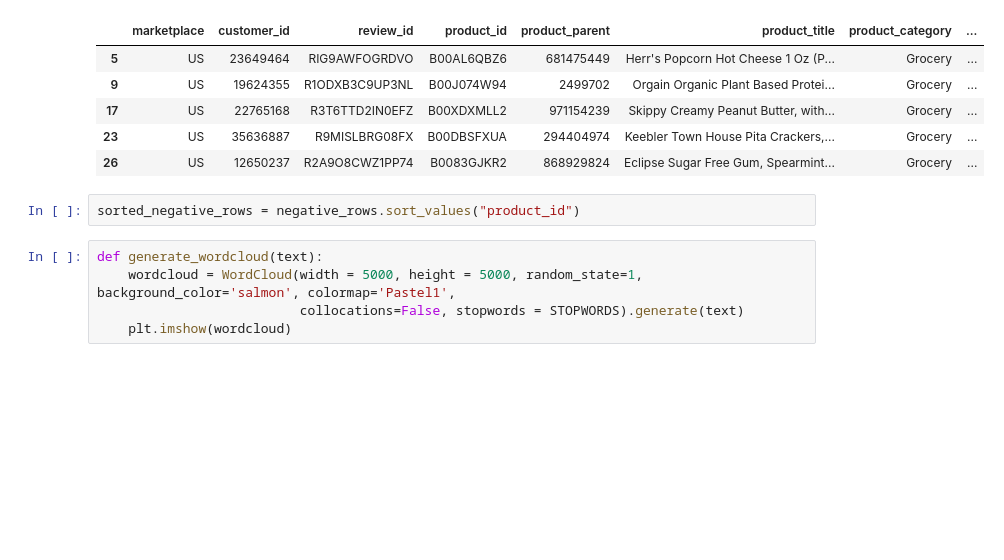
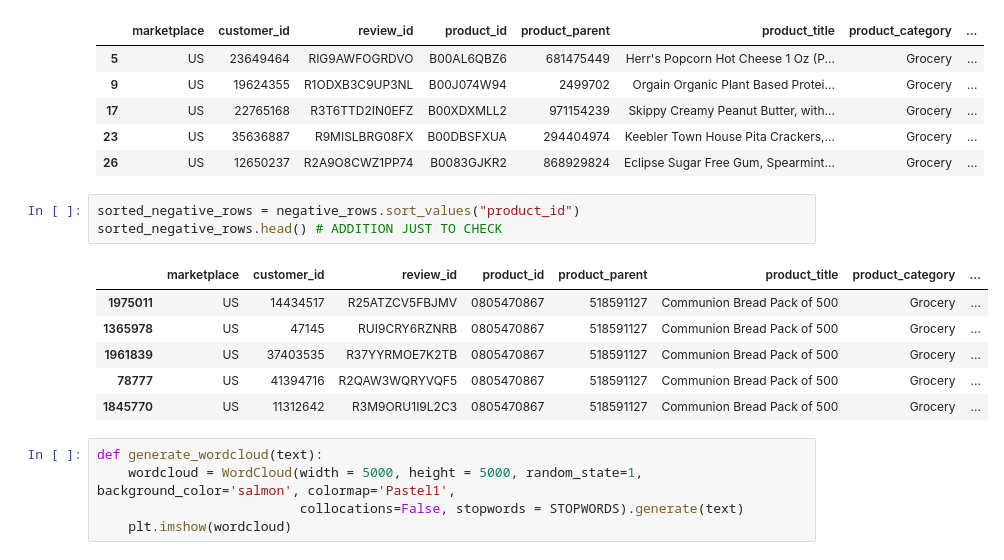
Before and after one commit to Yepadee/ads-cwk, a Jupyter notebook: Preliminary.ipynb, the cells around one changed output. Cells and saved outputs as stored; diff of their text form; blank space fills up the shorter version.

```diff
--- a/Preliminary.ipynb
+++ b/Preliminary.ipynb
@@ -78,6 +81,14 @@ negative_rows.head()
 | 26 | US | 12650237 | R2A9O8CWZ1PP74 | B0083GJKR2 | 868929824 | Eclipse Sugar Free Gum, Spearmint... | Grocery | ... |
 # %%
 sorted_negative_rows = negative_rows.sort_values("product_id")
+sorted_negative_rows.head() # ADDITION JUST TO CHECK
+# %% [output]
+|  | marketplace | customer_id | review_id | product_id | product_parent | product_title | product_category | ... |
+| 1975011 | US | 14434517 | R25ATZCV5FBJMV | 0805470867 | 518591127 | Communion Bread Pack of 500 | Grocery | ... |
+| 1365978 | US | 47145 | RUI9CRY6RZNRB | 0805470867 | 518591127 | Communion Bread Pack of 500 | Grocery | ... |
+| 1961839 | US | 37403535 | R37YYRMOE7K2TB | 0805470867 | 518591127 | Communion Bread Pack of 500 | Grocery | ... |
+| 78777 | US | 41394716 | R2QAW3WQRYVQF5 | 0805470867 | 518591127 | Communion Bread Pack of 500 | Grocery | ... |
+| 1845770 | US | 11312642 | R3M9ORU1I9L2C3 | 0805470867 | 518591127 | Communion Bread Pack of 500 | Grocery | ... |
 # %%
 def generate_wordcloud(text):
     wordcloud = WordCloud(width = 5000, height = 5000, random_state=1, background_color='salmon', colormap='Pastel1',
```
Also changed, not shown: parts of 3 cells of this notebook.
